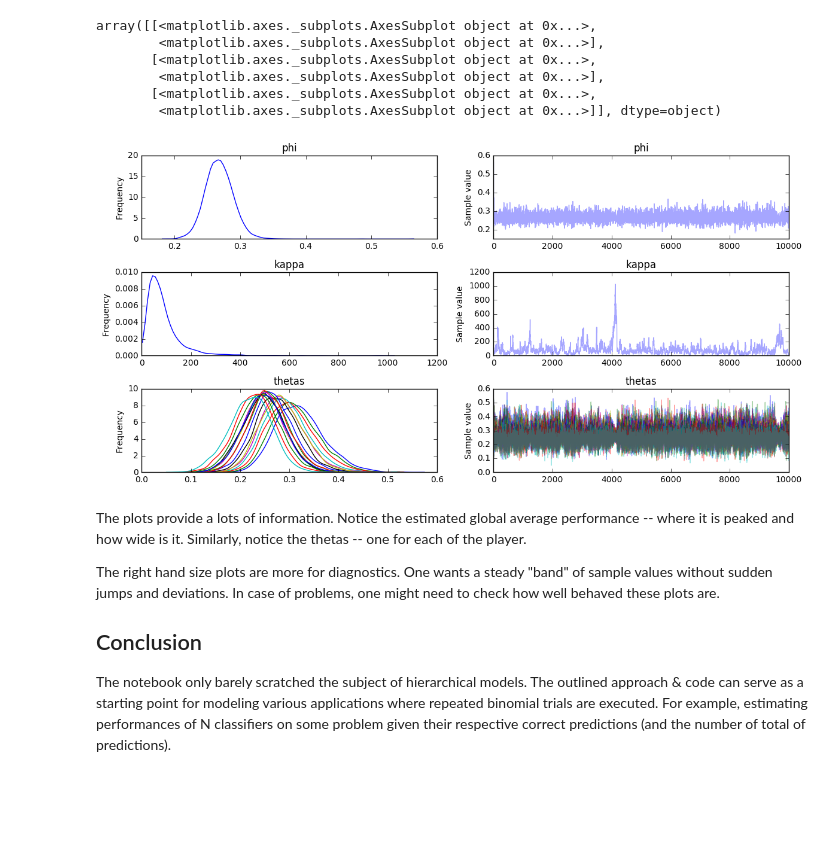
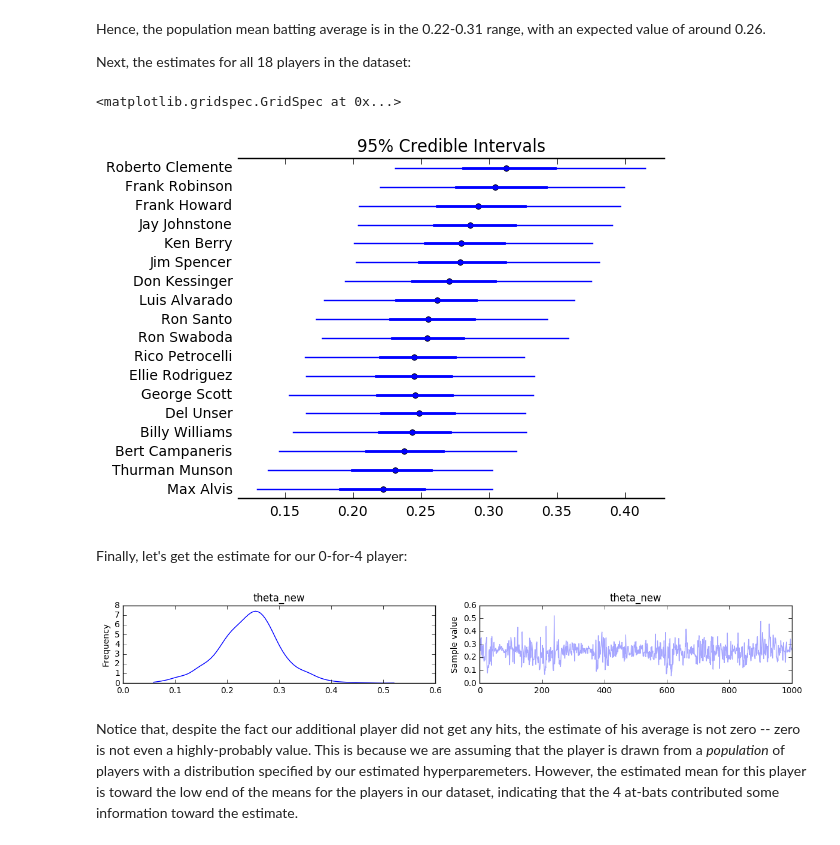
Before and after one commit to se7enstar25/pymc, a Jupyter notebook: docs/source/notebooks/hierarchical_partial_pooling.ipynb, the cells around one changed output. Drawn from its saved outputs; the diff is of its cells as text; code cells hidden in the pictures; blank space fills up the shorter version.

Commit message:
Adding v2 of the hierarchical partial pooling notebook
credits: Chris Fonnesback

```diff
--- a/docs/source/notebooks/hierarchical_partial_pooling.ipynb
+++ b/docs/source/notebooks/hierarchical_partial_pooling.ipynb
@@ -37,4 +40,3 @@ The original dataset includes more than just hit and at bat data (e.g. remaining
 # %%
-data = np.loadtxt( '../../../pymc3/examples/data/efron-morris-75-data.tsv', delimiter="\t", skiprows=1, usecols=(2,3) )
-atBats = data[:,0]
-hits = data[:,1]
+data = pd.read_table( '../../../pymc3/examples/data/efron-morris-75-data.tsv', sep="\t")
+at_bats, hits = data[['At-Bats', 'Hits']].values.T
@@ -51,12 +51,11 @@ Finally, at the bottom of hierarchy we model each individual outcome (hit or mis
 # %%
-N = len( hits )
-
-model = pm.Model()
+N = len(hits)
 
 BoundedKappa = pm.Bound( pm.Pareto, lower=1.0 )
 
-with model:
-    phi = pm.Uniform( 'phi', lower=0.0, upper=1.0 )
-    kappa = BoundedKappa( 'kappa', alpha=1.000001, m=1.5 )
-    thetas = pm.Beta( 'thetas', alpha=phi*kappa, beta=(1.0-phi)*kappa, shape=N )
-    ys = pm.Binomial( 'ys', n=atBats, p=thetas, observed=hits )
+with pm.Model() as baseball_model:
+
+    phi = pm.Uniform('phi', lower=0.0, upper=1.0)
+    kappa = BoundedKappa('kappa', alpha=1.000001, m=1.5)
+    thetas = pm.Beta('thetas', alpha=phi*kappa, beta=(1.0-phi)*kappa, shape=N)
+    y = pm.Binomial('y', n=at_bats, p=thetas, observed=hits)
@@ -71,4 +61,0 @@ Note: I've struggled with running find_MAP() function first then followed by Met
-# %%
-n=10000
-with model:
-    trace = pm.sample( n, progressbar=True )
@@ -80,0 +71,3 @@ Now we can plot the posteriors for phi, kappa and especially thetas. The latter
+# %%
+with baseball_model:
+    trace = pm.sample(2000, init=None)
@@ -81,17 +85,18 @@ Now we can plot the posteriors for phi, kappa and especially thetas. The latter
+# %% [markdown]
+Hence, the population mean batting average is in the 0.22-0.31 range, with an expected value of around 0.26.
+
+Next, the estimates for all 18 players in the dataset:
+# %%
+player_names = data.apply(lambda x: x.FirstName + ' ' + x.LastName, axis=1)
+pm.forestplot(trace[-1000:], varnames=['thetas'], ylabels=player_names)
+# %% [output]
+<matplotlib.gridspec.GridSpec at 0x...>
+[figure, added]
+# %% [markdown]
+Finally, let's get the estimate for our 0-for-4 player:
 # %%
-pm.traceplot( trace )
+pm.traceplot(trace[-1000:], varnames=['theta_new']);
 # %% [output]
-array([[<matplotlib.axes._subplots.AxesSubplot object at 0x...>,
-        <matplotlib.axes._subplots.AxesSubplot object at 0x...>],
-       [<matplotlib.axes._subplots.AxesSubplot object at 0x...>,
-        <matplotlib.axes._subplots.AxesSubplot object at 0x...>],
-       [<matplotlib.axes._subplots.AxesSubplot object at 0x...>,
-        <matplotlib.axes._subplots.AxesSubplot object at 0x...>]], dtype=object)
-[figure, old version]
+[figure, new version]
-# %% [markdown]
-The plots provide a lots of information. Notice the estimated global average performance -- where it is peaked and how wide is it. Similarly, notice the thetas -- one for each of the player.
-
-The right hand size plots are more for diagnostics. One wants a steady "band" of sample values without sudden jumps and deviations. In case of problems, one might need to check how well behaved these plots are.
-
-## Conclusion
-The notebook only barely scratched the subject of hierarchical models. The outlined approach & code can serve as a starting point for modeling various applications where repeated binomial trials are executed. For example, estimating performances of N classifiers on some problem given their respective correct predictions (and the number of total of predictions).
+# %% [markdown]
+Notice that, despite the fact our additional player did not get any hits, the estimate of his average is not zero -- zero is not even a highly-probably value. This is because we are assuming that the player is drawn from a *population* of players with a distribution specified by our estimated hyperparemeters. However, the estimated mean for this player is toward the low end of the means for the players in our dataset, indicating that the 4 at-bats contributed some information toward the estimate.
```
Also changed, not shown: parts of 17 cells of this notebook.
